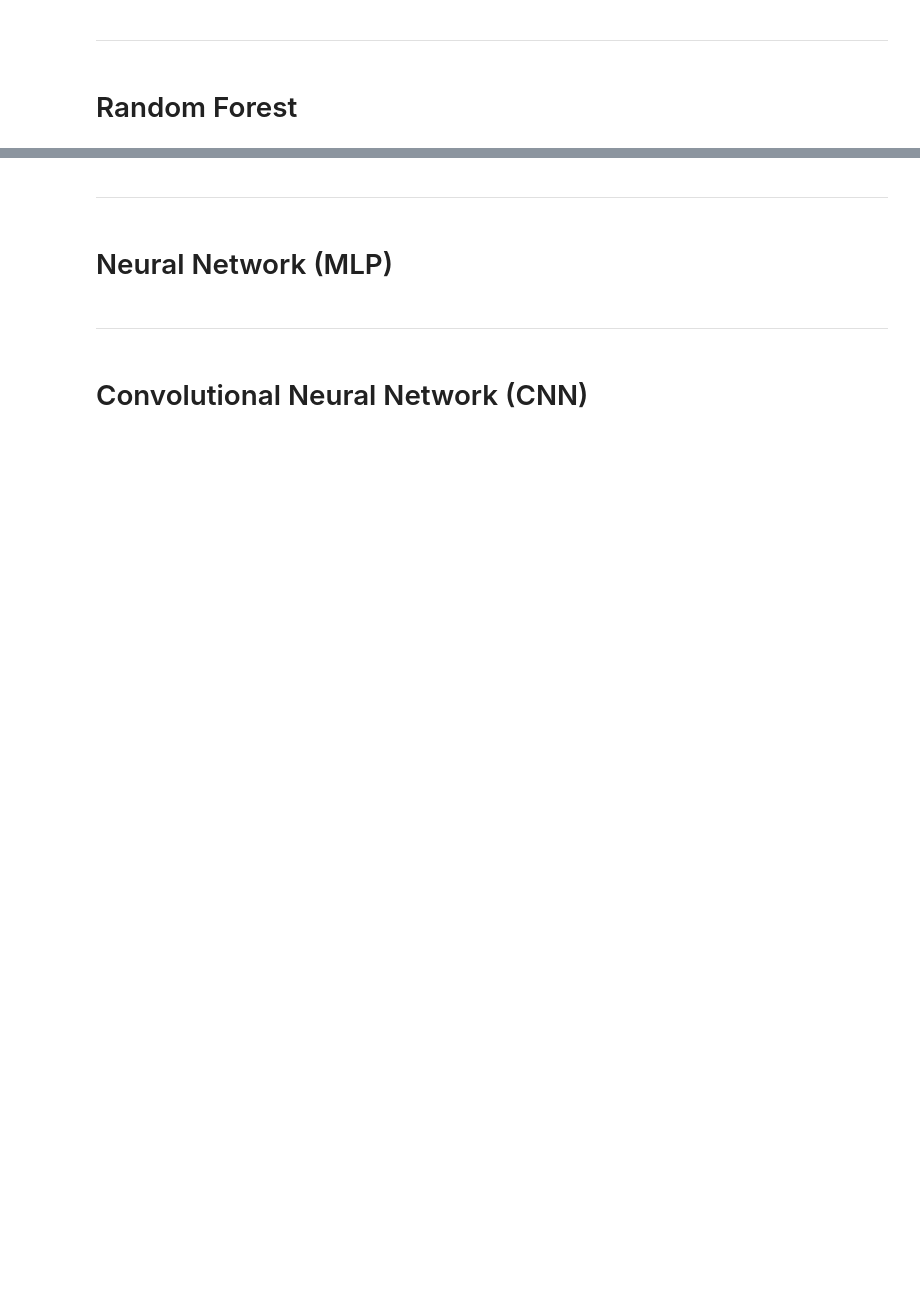
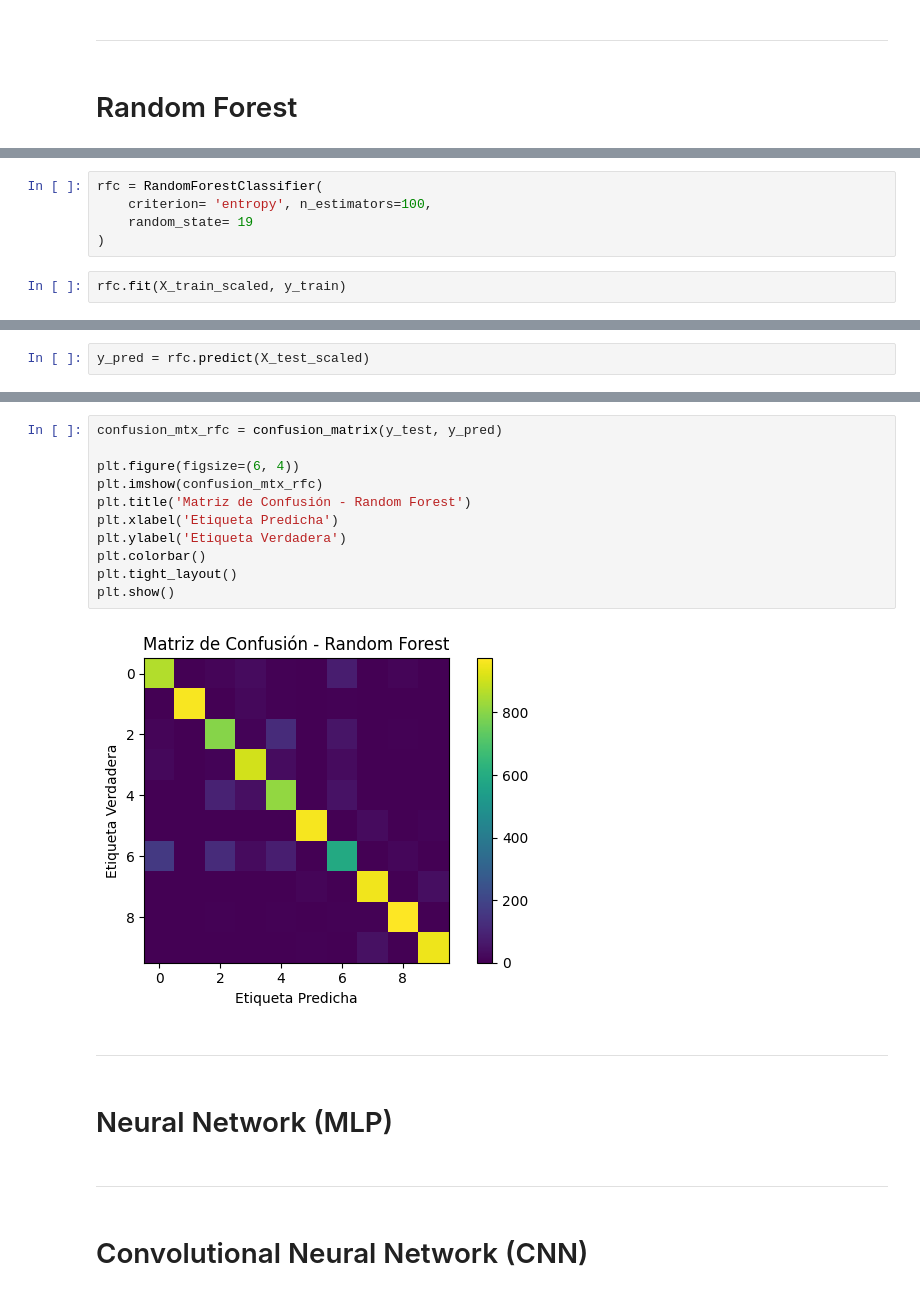
Before and after one commit to EstebanGomezVal/Proyecto1_ML, a Jupyter notebook: Lab_2.ipynb, the cells around one changed output, grey strips where cells are left out. Cells and saved outputs as stored; diff of their text form; blank space fills up the shorter version.

```diff
--- a/Lab_2.ipynb
+++ b/Lab_2.ipynb
@@ -171,0 +224,7 @@ ___
+# %%
+rfc = RandomForestClassifier(
+    criterion= 'entropy', n_estimators=100,
+    random_state= 19
+)
+# %%
+rfc.fit(X_train_scaled, y_train)
@@ -171,0 +233,2 @@ ___
+# %%
+y_pred = rfc.predict(X_test_scaled)
@@ -172,3 +259,16 @@ ___
+# %%
+confusion_mtx_rfc = confusion_matrix(y_test, y_pred)
+
+plt.figure(figsize=(6, 4))
+plt.imshow(confusion_mtx_rfc)
+plt.title('Matriz de Confusión - Random Forest')
+plt.xlabel('Etiqueta Predicha')
+plt.ylabel('Etiqueta Verdadera')
+plt.colorbar()
+plt.tight_layout()
+plt.show()
+# %% [output]
+[figure, added]
 # %% [markdown]
 ___
 # %% [markdown]
```
Also changed, not shown: parts of 12 cells of this notebook.
